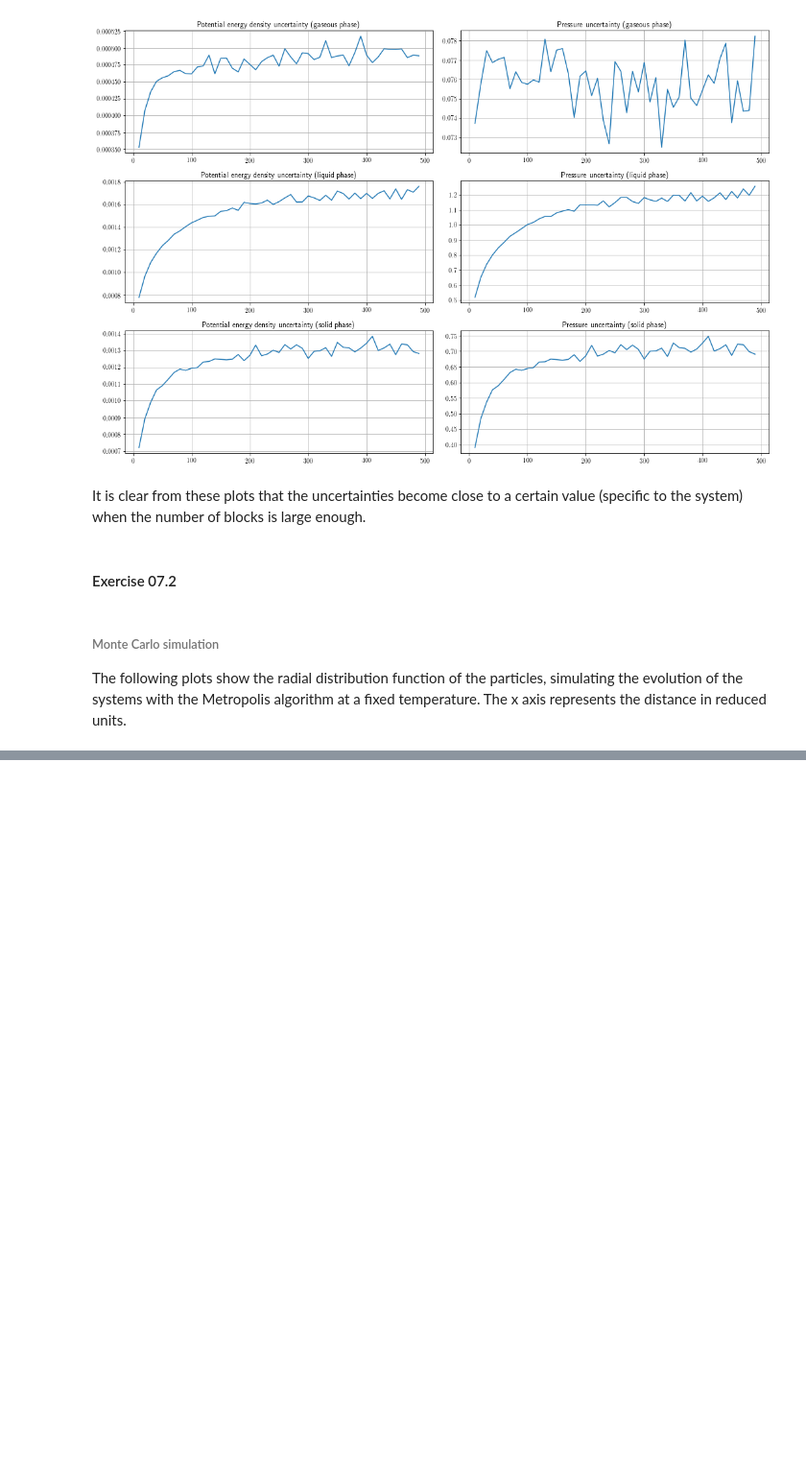
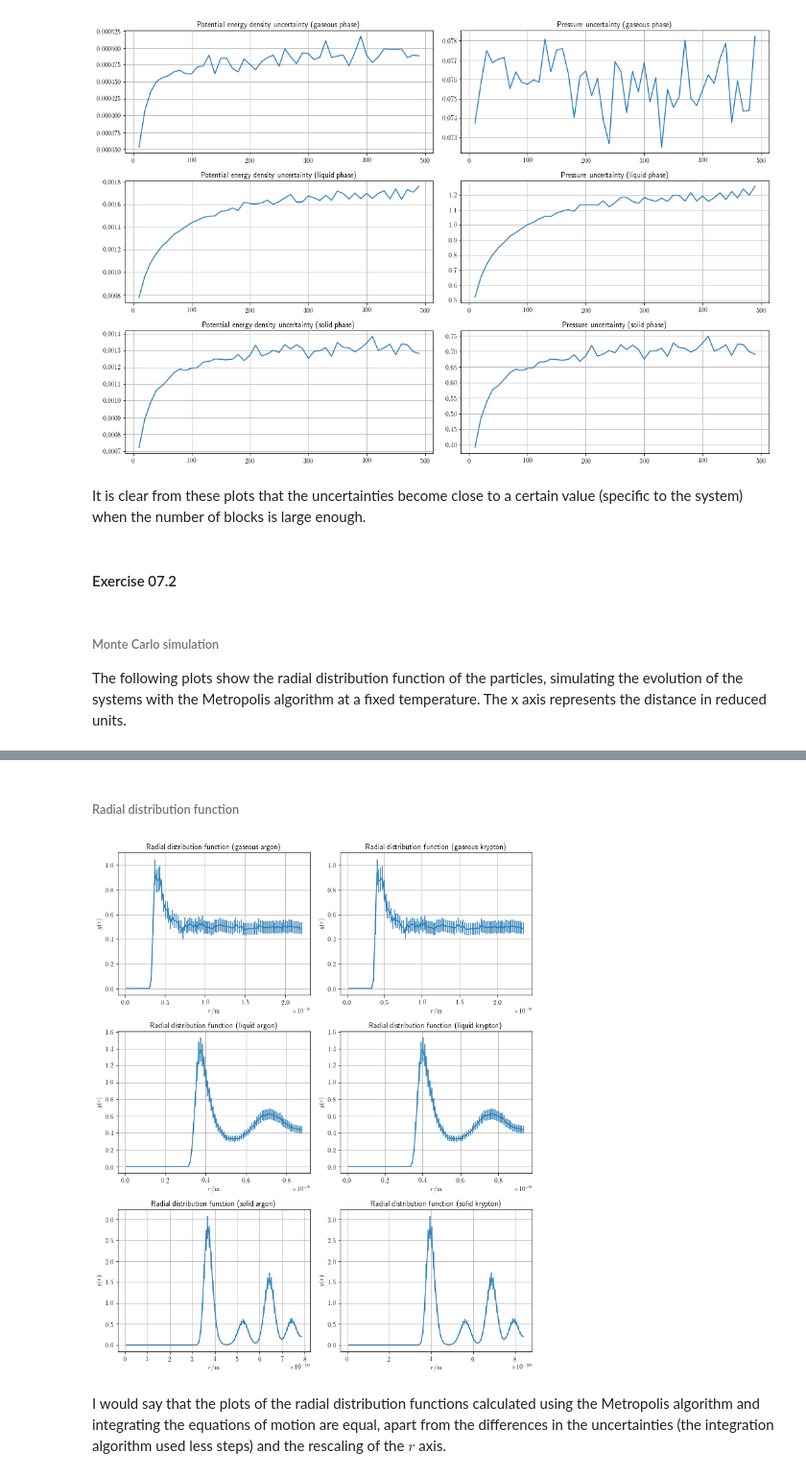
Before and after one commit to phaerrax/lab-simulazione-numerica, a Jupyter notebook: exercise07/exercise07.ipynb, the cells around one changed output, grey strips where cells are left out. Shown at 96% size. Cells and saved outputs as stored; diff of their text form; code cells hidden in the pictures; blank space fills up the shorter version.

```diff
--- a/exercise07/exercise07.ipynb
+++ b/exercise07/exercise07.ipynb
@@ -208,0 +277,26 @@ plt.show()
+# %% [markdown]
+###### Radial distribution function
+# %%
+fig, axes = plt.subplots(nrows = 3, ncols = 2, figsize = (10, 12))
+axes = axes.flatten()
+
+for (p_count, phase) in enumerate(phases):
+    for (e_count, element) in enumerate(elements):
+        distance, avg, err = np.loadtxt(
+            prefix + element + "/" + phase + "/output.gave.0",
+            unpack = True,
+            skiprows = 1
+        )
+        axes[p_count * 2 + e_count].set_title("Radial distribution function (" + phase + " " + element + ")")
+        axes[p_count * 2 + e_count].set_xlabel(r'$r / \mathrm{m}$')
+        axes[p_count * 2 + e_count].set_ylabel(r'$g(r)$')
+        SI_unit = length[element]
+        axes[p_count * 2 + e_count].errorbar(distance * SI_unit, avg, yerr = err)
+        axes[p_count * 2 + e_count].grid(True)
+
+fig.tight_layout()
+plt.show()
+# %% [output]
+[figure, added]
+# %% [markdown]
+I would say that the plots of the radial distribution functions calculated using the Metropolis algorithm and integrating the equations of motion are equal, apart from the differences in the uncertainties (the integration algorithm used less steps) and the rescaling of the $r$ axis.
```
Also changed, not shown: parts of 8 cells of this notebook, 16 other files.
